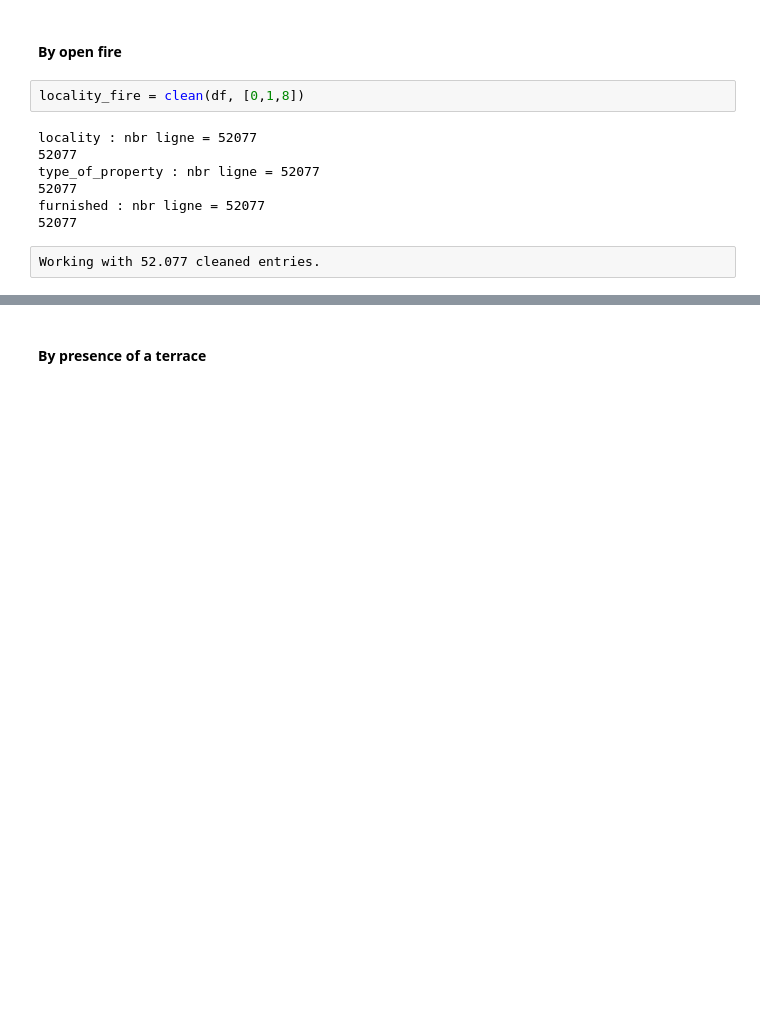
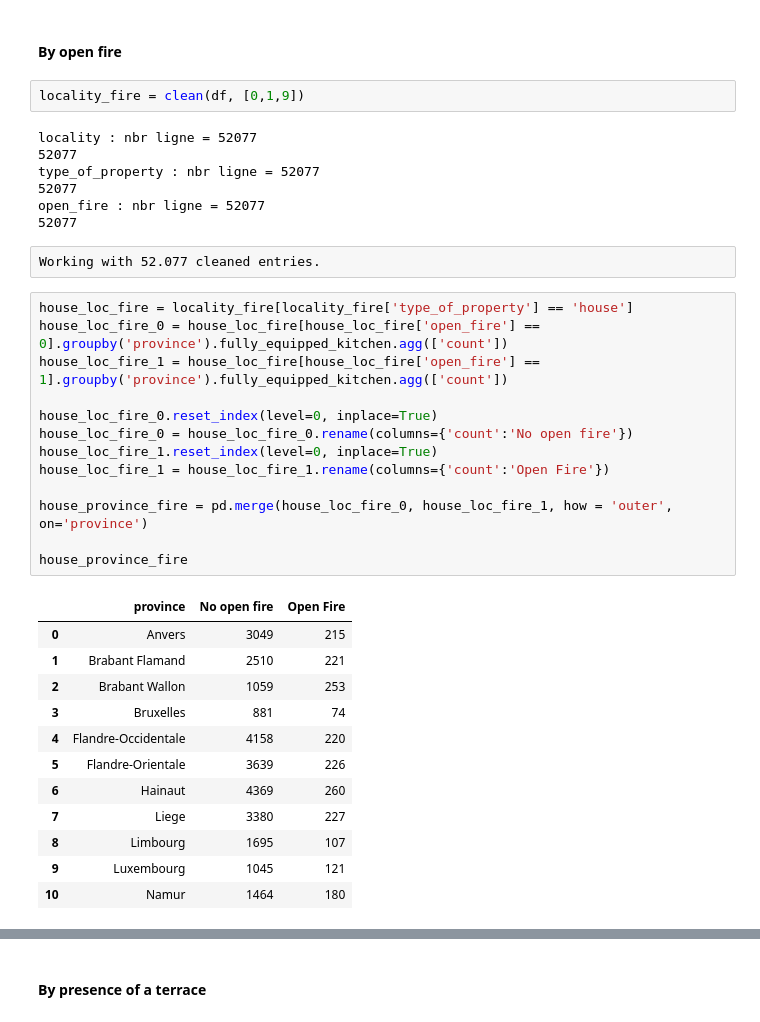
Before and after one commit to Demesmaeker/Immo_data_analysis, a Jupyter notebook: Comparisons between variables (no prices).ipynb, the cells around one changed output, grey strips where cells are left out. Saved outputs shown, nothing was run; the diff lists cells and outputs as text; blank space fills up the shorter version.

```diff
--- a/Comparisons between variables (no prices).ipynb
+++ b/Comparisons between variables (no prices).ipynb
@@ -791,13 +791,39 @@ apart_province_kitchen.plot.bar(x = 'province',
 # %% [markdown]
 #### By open fire
 # %%
-locality_fire = clean(df, [0,1,8])
+locality_fire = clean(df, [0,1,9])
 # %% [output]
 locality : nbr ligne = 52077
 52077
 type_of_property : nbr ligne = 52077
 52077
-furnished : nbr ligne = 52077
+open_fire : nbr ligne = 52077
 52077
 # %% [raw]
 Working with 52.077 cleaned entries.
+# %%
+house_loc_fire = locality_fire[locality_fire['type_of_property'] == 'house']
+house_loc_fire_0 = house_loc_fire[house_loc_fire['open_fire'] == 0].groupby('province').fully_equipped_kitchen.agg(['count'])
+house_loc_fire_1 = house_loc_fire[house_loc_fire['open_fire'] == 1].groupby('province').fully_equipped_kitchen.agg(['count'])
+
+house_loc_fire_0.reset_index(level=0, inplace=True)
+house_loc_fire_0 = house_loc_fire_0.rename(columns={'count':'No open fire'})
+house_loc_fire_1.reset_index(level=0, inplace=True)
+house_loc_fire_1 = house_loc_fire_1.rename(columns={'count':'Open Fire'})
+
+house_province_fire = pd.merge(house_loc_fire_0, house_loc_fire_1, how = 'outer', on='province')
+
+house_province_fire
+# %% [output]
+|  | province | No open fire | Open Fire |
+| 0 | Anvers | 3049 | 215 |
+| 1 | Brabant Flamand | 2510 | 221 |
+| 2 | Brabant Wallon | 1059 | 253 |
+| 3 | Bruxelles | 881 | 74 |
+| 4 | Flandre-Occidentale | 4158 | 220 |
+| 5 | Flandre-Orientale | 3639 | 226 |
+| 6 | Hainaut | 4369 | 260 |
+| 7 | Liege | 3380 | 227 |
+| 8 | Limbourg | 1695 | 107 |
+| 9 | Luxembourg | 1045 | 121 |
+| 10 | Namur | 1464 | 180 |
```
Also changed, not shown: parts of 3 cells of this notebook.
